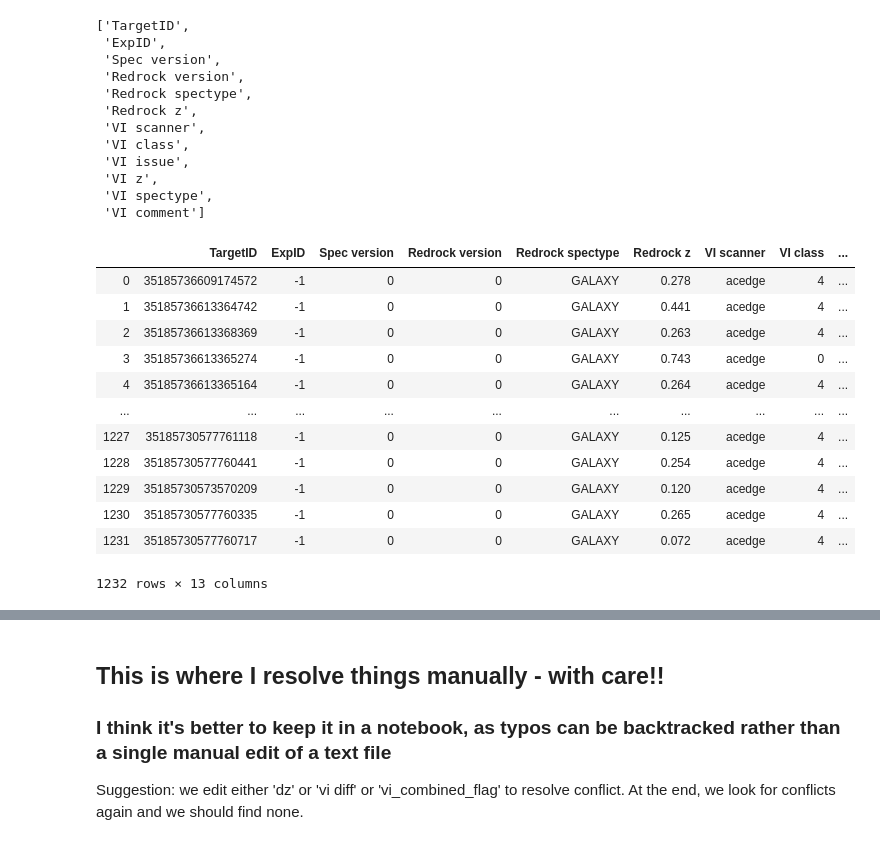
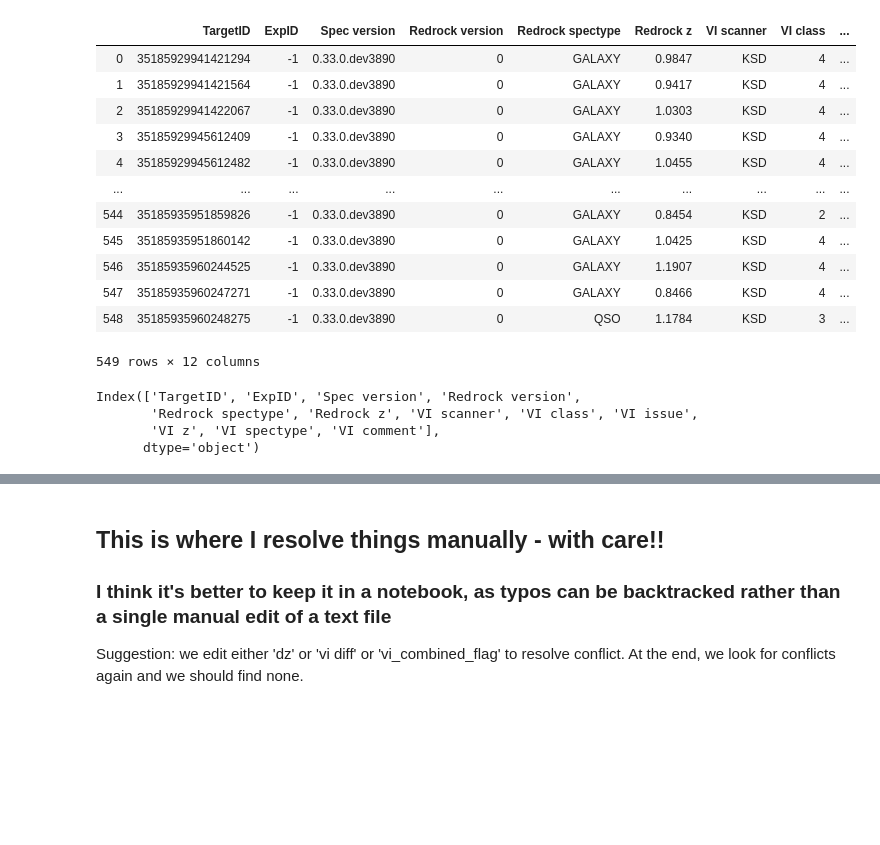
Before and after one commit to michaelJwilson/DESI_SV, a Jupyter notebook: VI_merge_sets.ipynb, the cells around one changed output, grey strips where cells are left out. Cells and saved outputs as stored; diff of their text form; code cells hidden in the pictures; blank space fills up the shorter version.

```diff
--- a/VI_merge_sets.ipynb
+++ b/VI_merge_sets.ipynb
@@ -19,0 +15,17 @@ vi = Table.from_pandas(df)
+# %%
+pd.set_option('display.max_rows', 20)
+# %%
+#set to directory with all the VI files to merge
+VI_dir = os.environ['HOME']+'/Dropbox/DESI/DESI-VI/SV0/LRG/'
+# %%
+#we will read all the *.csv files in this directory. Change as needed.
+
+all_files = os.listdir(VI_dir)
+vi_files=[]
+
+pattern = "desi*.csv"
+for entry in all_files:
+    if fnmatch.fnmatch(entry, pattern):
+            vi_files.append(entry)
+
+vi_files
@@ -19,0 +44,11 @@ vi = Table.from_pandas(df)
+# %%
+vi = pd.read_csv(VI_dir + vi_files[0], delimiter = " , ", engine='python')
+
+for i in range(1,len(vi_files)):
+    print(vi_files[i])
+    vi2 = pd.read_csv(VI_dir + vi_files[i], delimiter = " , ", engine='python')
+    vi = vi.append(vi2, ignore_index=True)
+
+#make groups of visual inspections, grouped by unique objects, and state number of single and multiple VIs
+vi_gp = vi.groupby(['TargetID'])
+print('There are ' + str(len(vi)) + ' visual inspections of a total of ' + str(len(vi_gp)) + ' unique objects')
@@ -20,15 +67,24 @@ vi = Table.from_pandas(df)
+# %%
+#vi is a dataframe
+vi
+# %% [output]
+|  | TargetID | ExpID | Spec version | Redrock version | Redrock spectype | Redrock z | VI scanner | VI class | ... |
+| 0 | 35185929941421294 | -1 | 0.33.0.dev3890 | 0 | GALAXY | 0.9847 | KSD | 4 | ... |
+| 1 | 35185929941421564 | -1 | 0.33.0.dev3890 | 0 | GALAXY | 0.9417 | KSD | 4 | ... |
+| 2 | 35185929941422067 | -1 | 0.33.0.dev3890 | 0 | GALAXY | 1.0303 | KSD | 4 | ... |
+| 3 | 35185929945612409 | -1 | 0.33.0.dev3890 | 0 | GALAXY | 0.9340 | KSD | 4 | ... |
+| 4 | 35185929945612482 | -1 | 0.33.0.dev3890 | 0 | GALAXY | 1.0455 | KSD | 4 | ... |
+| ... | ... | ... | ... | ... | ... | ... | ... | ... | ... |
+| 544 | 35185935951859826 | -1 | 0.33.0.dev3890 | 0 | GALAXY | 0.8454 | KSD | 2 | ... |
+| 545 | 35185935951860142 | -1 | 0.33.0.dev3890 | 0 | GALAXY | 1.0425 | KSD | 4 | ... |
+| 546 | 35185935960244525 | -1 | 0.33.0.dev3890 | 0 | GALAXY | 1.1907 | KSD | 4 | ... |
+| 547 | 35185935960247271 | -1 | 0.33.0.dev3890 | 0 | GALAXY | 0.8466 | KSD | 4 | ... |
+| 548 | 35185935960248275 | -1 | 0.33.0.dev3890 | 0 | QSO | 1.1784 | KSD | 3 | ... |
+549 rows × 12 columns
 # %%
 vi.keys()
 # %% [output]
-['TargetID',
- 'ExpID',
- 'Spec version',
- 'Redrock version',
- 'Redrock spectype',
- 'Redrock z',
- 'VI scanner',
- 'VI class',
- 'VI issue',
- 'VI z',
- 'VI spectype',
- 'VI comment']
+Index(['TargetID', 'ExpID', 'Spec version', 'Redrock version',
+       'Redrock spectype', 'Redrock z', 'VI scanner', 'VI class', 'VI issue',
+       'VI z', 'VI spectype', 'VI comment'],
+      dtype='object')
@@ -44,16 +96,0 @@ vi_df['best redshift'] = vi_df['best redshift'].astype(float)
-# %%
-vi_df
-# %% [output]
-|  | TargetID | ExpID | Spec version | Redrock version | Redrock spectype | Redrock z | VI scanner | VI class | ... |
-| 0 | 35185736609174572 | -1 | 0 | 0 | GALAXY | 0.278 | acedge | 4 | ... |
-| 1 | 35185736613364742 | -1 | 0 | 0 | GALAXY | 0.441 | acedge | 4 | ... |
-| 2 | 35185736613368369 | -1 | 0 | 0 | GALAXY | 0.263 | acedge | 4 | ... |
-| 3 | 35185736613365274 | -1 | 0 | 0 | GALAXY | 0.743 | acedge | 0 | ... |
-| 4 | 35185736613365164 | -1 | 0 | 0 | GALAXY | 0.264 | acedge | 4 | ... |
-| ... | ... | ... | ... | ... | ... | ... | ... | ... | ... |
-| 1227 | 35185730577761118 | -1 | 0 | 0 | GALAXY | 0.125 | acedge | 4 | ... |
-| 1228 | 35185730577760441 | -1 | 0 | 0 | GALAXY | 0.254 | acedge | 4 | ... |
-| 1229 | 35185730573570209 | -1 | 0 | 0 | GALAXY | 0.120 | acedge | 4 | ... |
-| 1230 | 35185730577760335 | -1 | 0 | 0 | GALAXY | 0.265 | acedge | 4 | ... |
-| 1231 | 35185730577760717 | -1 | 0 | 0 | GALAXY | 0.072 | acedge | 4 | ... |
-1232 rows × 13 columns
```
Also changed, not shown: parts of 25 cells of this notebook.
